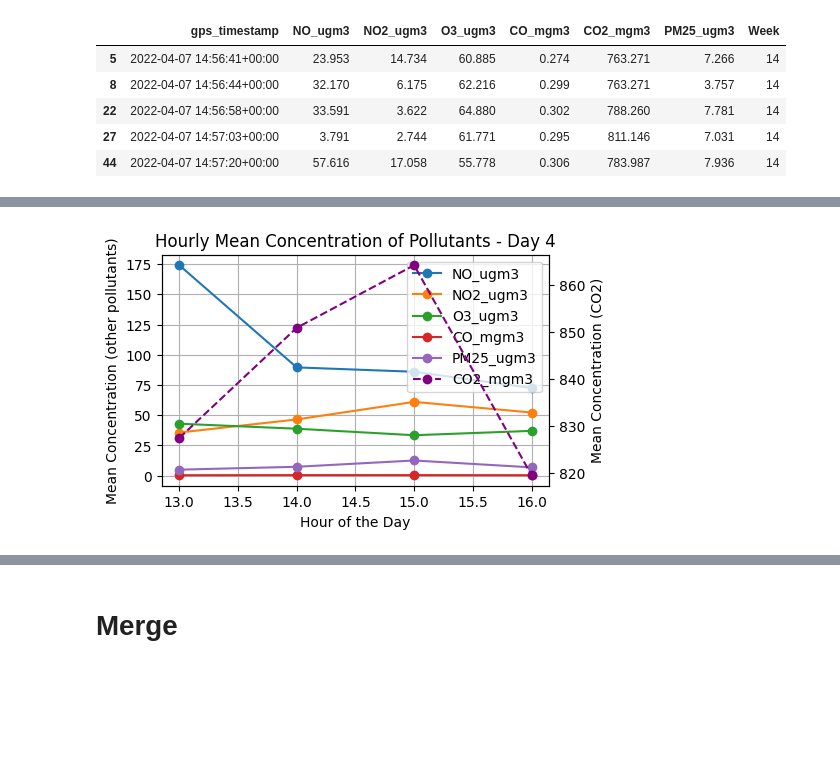
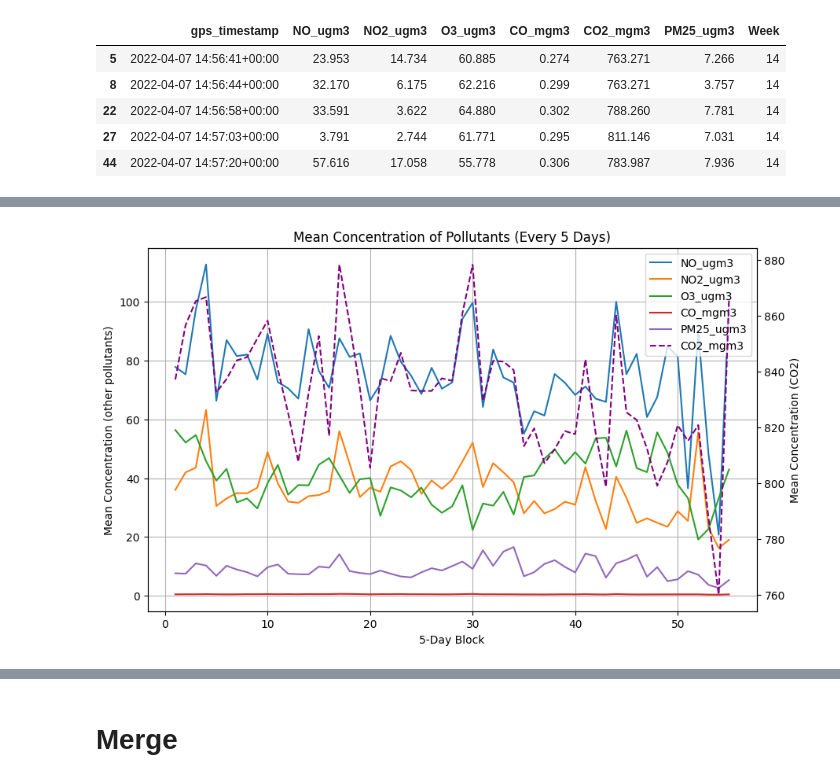
Before and after one commit to GiselleMelo/Ubiquity, a Jupyter notebook: projeto.ipynb, the cells around one changed output, grey strips where cells are left out. Saved outputs shown, nothing was run; the diff lists cells and outputs as text; code cells hidden in the pictures; blank space fills up the shorter version.

```diff
--- a/projeto.ipynb
+++ b/projeto.ipynb
@@ -124 +114,3 @@ air_2.head(5) # The air database is updated every few seconds, so for a better a
+# %%
+air_ts = air_ts.sort_values('gps_timestamp').reset_index(drop=True)
 # %%
@@ -140,0 +202,14 @@ air_ts['gps_timestamp'] = pd.to_datetime(air_ts['gps_timestamp'])
+# %%
+hours_per_day = air_ts.groupby('Day_number')['Hour'].nunique()
+valid_days = hours_per_day[hours_per_day >= 4].index
+air_ts_filtered = air_ts[air_ts['Day_number'].isin(valid_days)].reset_index(drop=True)
+# %%
+# This section separates de Air quality database into Hour and Days to make an analysis time based
+air_ts_filtered['gps_timestamp'] = pd.to_datetime(air_ts_filtered['gps_timestamp'])
+# For the hourly analysis
+air_daily = air_ts_filtered.groupby('Day_number')[pollutants].mean().reset_index()
+# %%
+air_daily['Day_block'] = ((air_daily['Day_number'] - air_daily['Day_number'].min()) // 5) + 1
+air_5days = air_daily.groupby('Day_block')[pollutants].mean().reset_index()
+day_ranges = air_daily.groupby('Day_block')['Day_number'].agg(['min', 'max']).reset_index()
+air_5days = pd.merge(air_5days, day_ranges, on='Day_block')
@@ -141,41 +273,28 @@ air_ts['gps_timestamp'] = pd.to_datetime(air_ts['gps_timestamp'])
 # %%
 import matplotlib.pyplot as plt
 
-def plot_pollutants_by_hour(air_ts, pollutants, day_number):
-    # 1. Filtra para o day_number desejado
-    df_filtered = air_ts[air_ts['Day_number'] == day_number]
-
-    # 2. Agrupa por hora e calcula a média dos poluentes
-    hourly_means = df_filtered.groupby('Hour')[pollutants].mean().reset_index()
-
-    # 3. Separa CO2 dos outros poluentes
+def plot_5day_pollutants(air_5days, pollutants):
     main_pollutants = [p for p in pollutants if p != 'CO2_mgm3']
 
-    # 4. Cria figura e eixos
-    fig, ax1 = plt.subplots(figsize=(10/2, 6/2))
+    fig, ax1 = plt.subplots(figsize=(10,6))
 
-    # Plota os poluentes principais no eixo primário
     for pollutant in main_pollutants:
-        ax1.plot(hourly_means['Hour'], hourly_means[pollutant], label=pollutant, marker='o')
-    ax1.set_xlabel('Hour of the Day')
+        ax1.plot(air_5days['Day_block'], air_5days[pollutant], label=pollutant)
+    ax1.set_xlabel('5-Day Block')
     ax1.set_ylabel('Mean Concentration (other pollutants)')
     ax1.grid(True)
 
-    # Plota o CO2 no eixo secundário
     ax2 = ax1.twinx()
-    ax2.plot(hourly_means['Hour'], hourly_means['CO2_mgm3'], label='CO2_mgm3', color='purple', marker='o', linestyle='--')
+    ax2.plot(air_5days['Day_block'], air_5days['CO2_mgm3'], label='CO2_mgm3', color='purple', linestyle='--')
     ax2.set_ylabel('Mean Concentration (CO2)')
 
-    # Combina as legendas dos dois eixos
     lines1, labels1 = ax1.get_legend_handles_labels()
     lines2, labels2 = ax2.get_legend_handles_labels()
     ax1.legend(lines1 + lines2, labels1 + labels2, loc='upper right')
 
-    plt.title(f'Hourly Mean Concentration of Pollutants - Day {day_number}')
+    plt.title('Mean Concentration of Pollutants (Every 5 Days)')
     plt.show()
 
-# Exemplo de uso:
-pollutants = ['NO_ugm3', 'NO2_ugm3', 'O3_ugm3', 'CO_mgm3', 'CO2_mgm3', 'PM25_ugm3']
-plot_pollutants_by_hour(air_ts, pollutants, day_number=4)
+plot_5day_pollutants(air_5days, pollutants)
 # %% [output]
-[figure, old version]
+[figure, new version]
```
Also changed, not shown: parts of 21 cells of this notebook.
